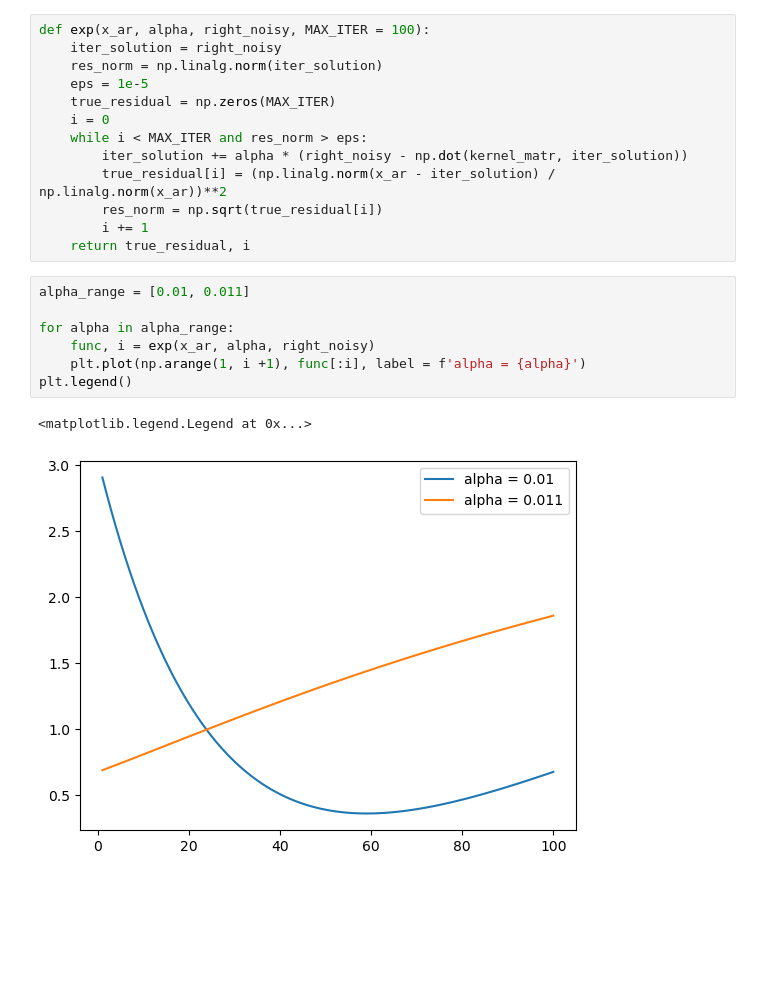
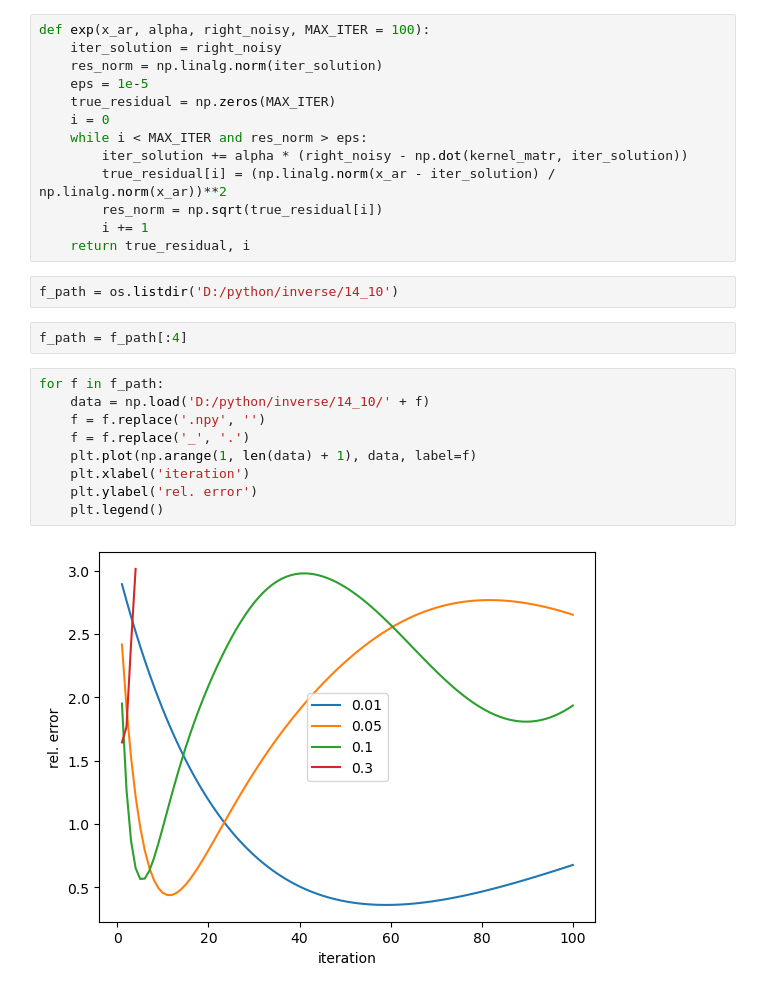
Before and after one commit to EHAT32/inverse, a Jupyter notebook: 14_10/iter.ipynb, the cells around one changed output. Drawn from its saved outputs; the diff is of its cells as text; blank space fills up the shorter version.

Commit message:
made plots

```diff
--- a/14_10/iter.ipynb
+++ b/14_10/iter.ipynb
@@ -78,13 +79,18 @@ def exp(x_ar, alpha, right_noisy, MAX_ITER = 100):
         res_norm = np.sqrt(true_residual[i])
         i += 1
     return true_residual, i
-# %%
-alpha_range = [0.01, 0.011]
-
-for alpha in alpha_range:
-    func, i = exp(x_ar, alpha, right_noisy)
-    plt.plot(np.arange(1, i +1), func[:i], label = f'alpha = {alpha}')
-plt.legend()
-# %% [output]
-<matplotlib.legend.Legend at 0x...>
-[figure, removed]
+# %%
+f_path = os.listdir('D:/python/inverse/14_10')
+# %%
+f_path = f_path[:4]
+# %%
+for f in f_path:
+    data = np.load('D:/python/inverse/14_10/' + f)
+    f = f.replace('.npy', '')
+    f = f.replace('_', '.')
+    plt.plot(np.arange(1, len(data) + 1), data, label=f)
+    plt.xlabel('iteration')
+    plt.ylabel('rel. error')
+    plt.legend()
+# %% [output]
+[figure, added]
```
Also changed, not shown: parts of 2 cells of this notebook, 5 other files.
